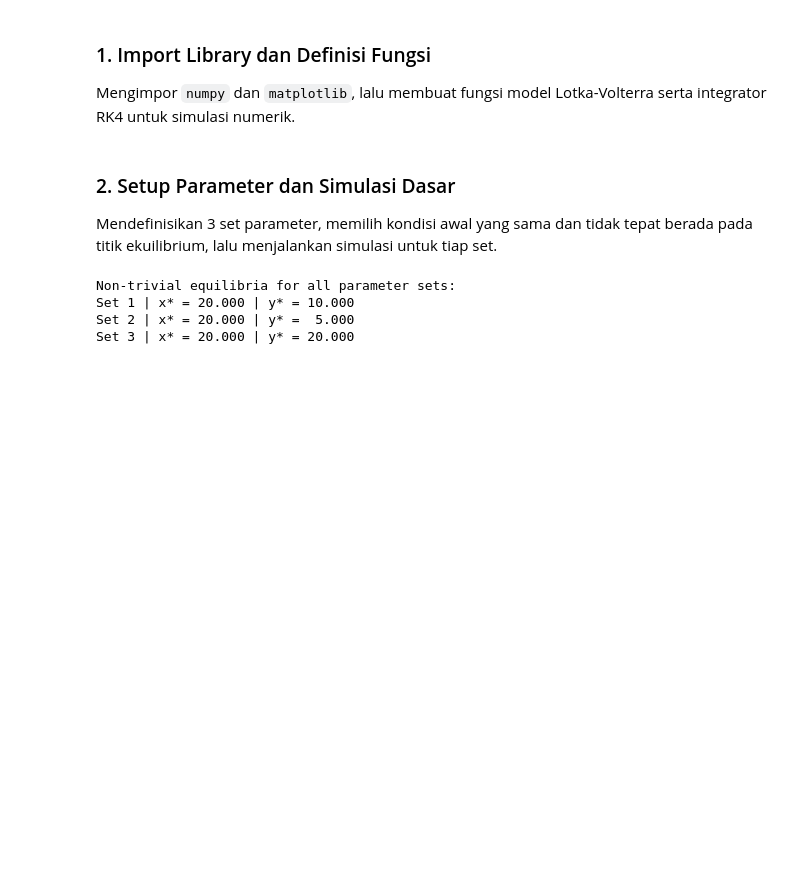
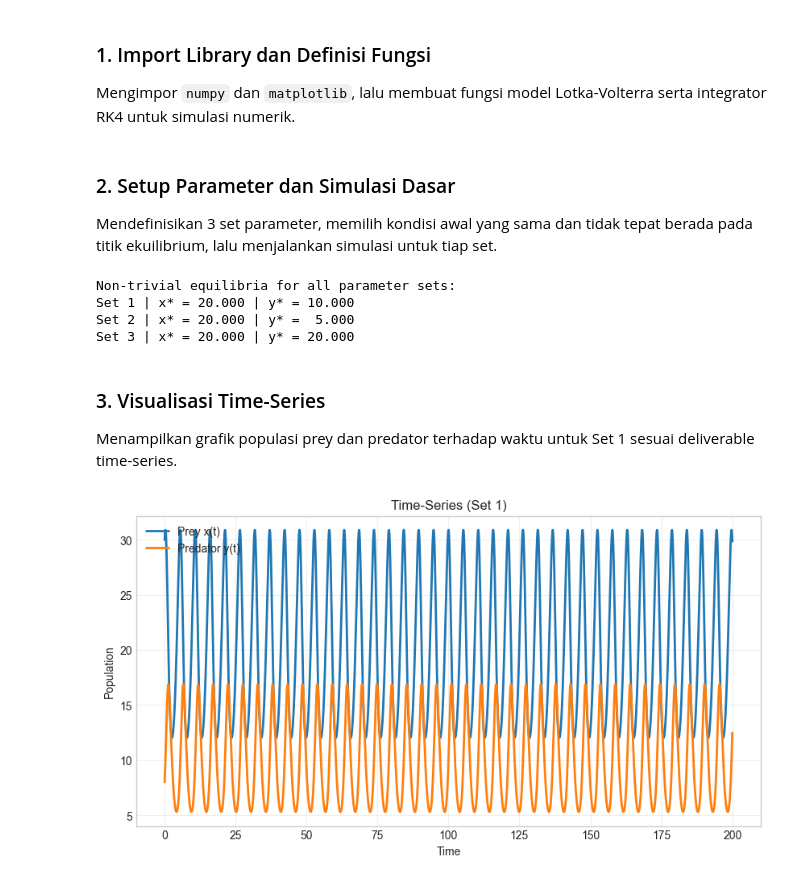
Before and after one commit to kuchikamizake05/LotkaVolterra, a Jupyter notebook: Lab_Week9_Lotka_Volterra.ipynb, the cells around one changed output. Saved outputs shown, nothing was run; the diff lists cells and outputs as text; code cells hidden in the pictures; blank space fills up the shorter version.

Commit message:
Add time-series visualization for population dynamics

```diff
--- a/Lab_Week9_Lotka_Volterra.ipynb
+++ b/Lab_Week9_Lotka_Volterra.ipynb
@@ -106,3 +106,19 @@ Non-trivial equilibria for all parameter sets:
 Set 1 | x* = 20.000 | y* = 10.000
 Set 2 | x* = 20.000 | y* =  5.000
 Set 3 | x* = 20.000 | y* = 20.000
+# %% [markdown]
+### 3. Visualisasi Time-Series
+Menampilkan grafik populasi prey dan predator terhadap waktu untuk Set 1 sesuai deliverable time-series.
+# %%
+# 1) Time-series plot
+fig, ax = plt.subplots(figsize=(10, 5))
+ax.plot(t, x1, label='Prey x(t)', linewidth=2)
+ax.plot(t, y1, label='Predator y(t)', linewidth=2)
+ax.set_title('Time-Series (Set 1)')
+ax.set_xlabel('Time')
+ax.set_ylabel('Population')
+ax.legend()
+ax.grid(alpha=0.3)
+plt.show()
+# %% [output]
+[figure, added]
```
